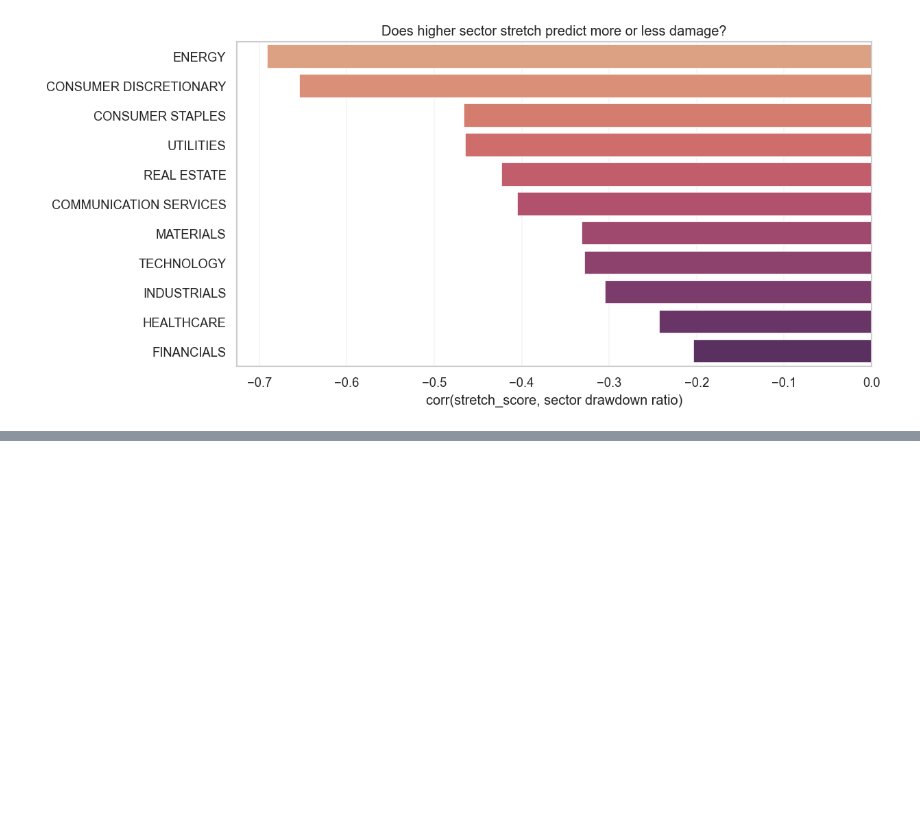
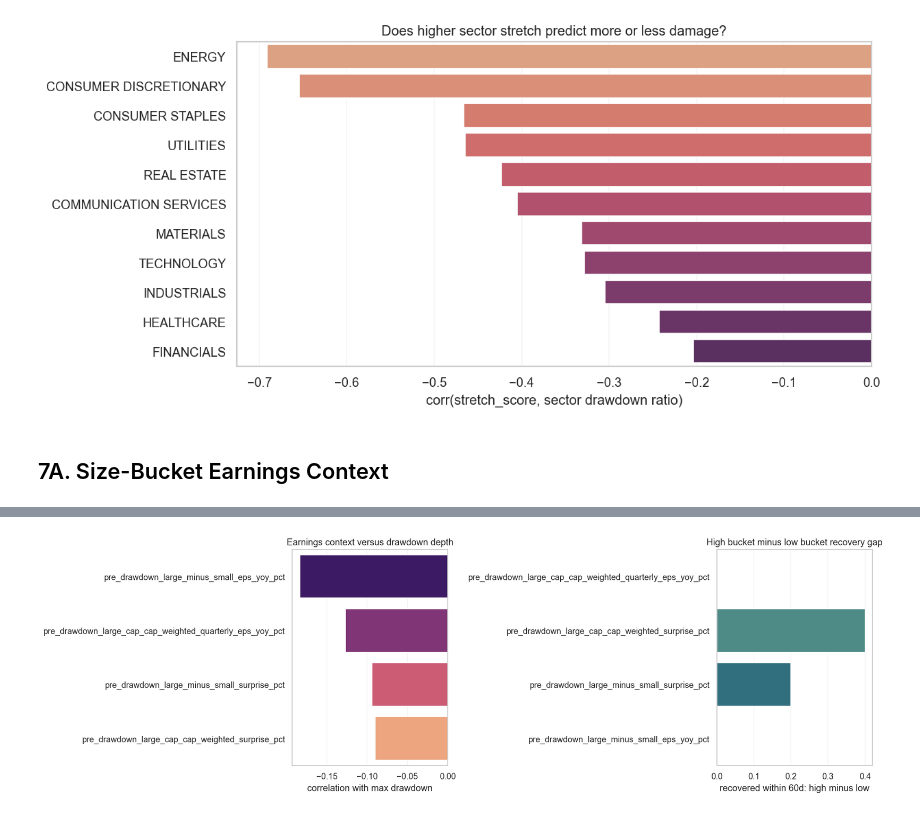
Before and after one commit to tim7en/price_action, a Jupyter notebook: notebooks/spy_drawdown_regime_book.ipynb, the cells around one changed output, grey strips where cells are left out. Saved outputs shown, nothing was run; the diff lists cells and outputs as text; code cells hidden in the pictures; blank space fills up the shorter version.

```diff
--- a/notebooks/spy_drawdown_regime_book.ipynb
+++ b/notebooks/spy_drawdown_regime_book.ipynb
@@ -283,3 +339,29 @@ plt.show()
 | 10 | ENERGY | 22 | -0.6909 | -0.5359 |
 [figure]
 [figure]
+# %% [markdown]
+## 7A. Size-Bucket Earnings Context
+# %%
+earnings_focus = size_bucket_effect.loc[
+    size_bucket_effect['factor'].str.contains('large_cap|large_minus_small', case=False, na=False)
+].copy()
+display(earnings_focus.round(4))
+
+plot_focus = earnings_focus.loc[earnings_focus['outcome'].isin(['max_drawdown_abs', 'recovered_within_60d'])].copy()
+fig, axes = plt.subplots(1, 2, figsize=(15.5, 5.0))
+drawdown_view = plot_focus.loc[plot_focus['outcome'] == 'max_drawdown_abs'].sort_values('correlation')
+sns.barplot(data=drawdown_view, y='factor', x='correlation', hue='factor', dodge=False, legend=False, palette='magma', ax=axes[0])
+axes[0].axvline(0.0, color='black', linestyle='--', linewidth=1.0)
+axes[0].set_title('Earnings context versus drawdown depth')
+axes[0].set_xlabel('correlation with max drawdown')
+axes[0].set_ylabel('')
+
+recovery_view = plot_focus.loc[plot_focus['outcome'] == 'recovered_within_60d'].sort_values('correlation')
+sns.barplot(data=recovery_view, y='factor', x='high_minus_low', hue='factor', dodge=False, legend=False, palette='crest', ax=axes[1])
+axes[1].axvline(0.0, color='black', linestyle='--', linewidth=1.0)
+axes[1].set_title('High bucket minus low bucket recovery gap')
+axes[1].set_xlabel('recovered within 60d: high minus low')
+axes[1].set_ylabel('')
+plt.tight_layout()
+plt.show()
+# %% [output]
@@ -285,0 +385 @@ plt.show()
+[figure, added]
```
Also changed, not shown: parts of 13 cells of this notebook, 15 other files.
